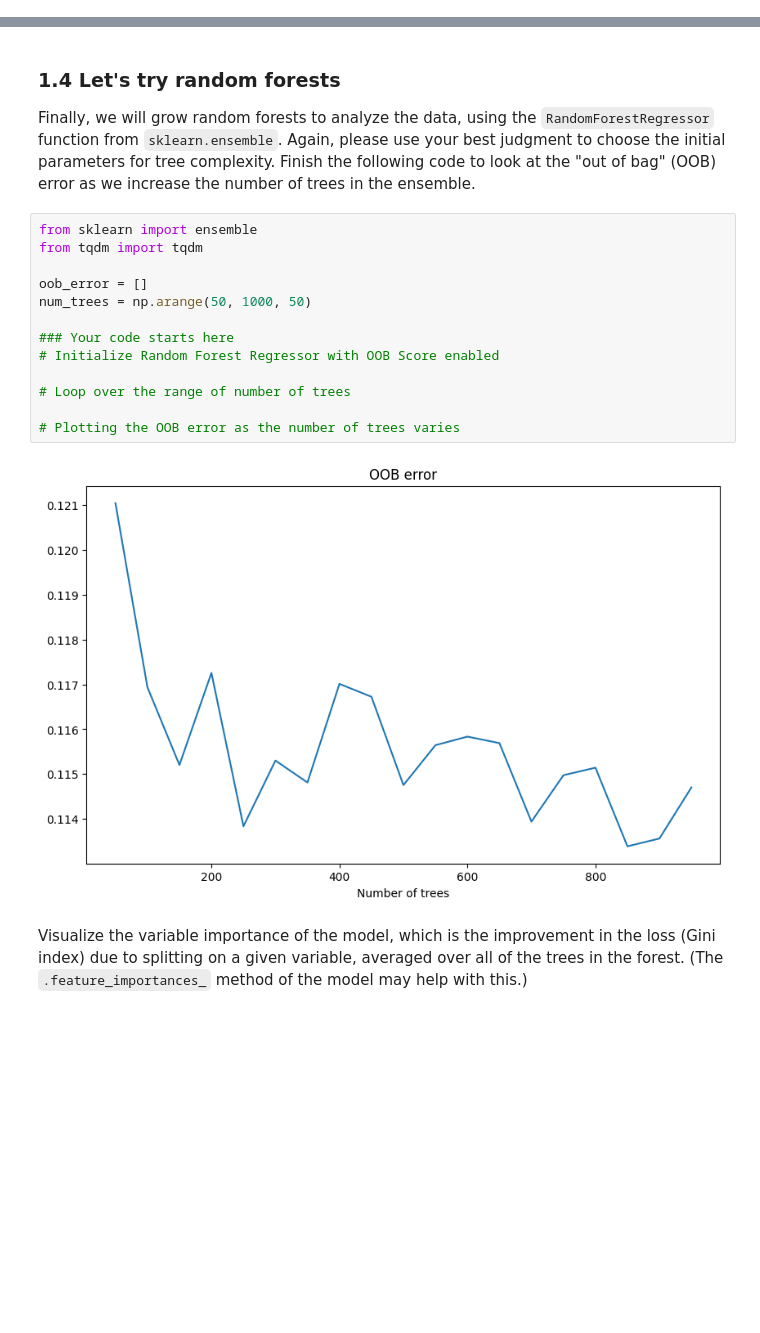
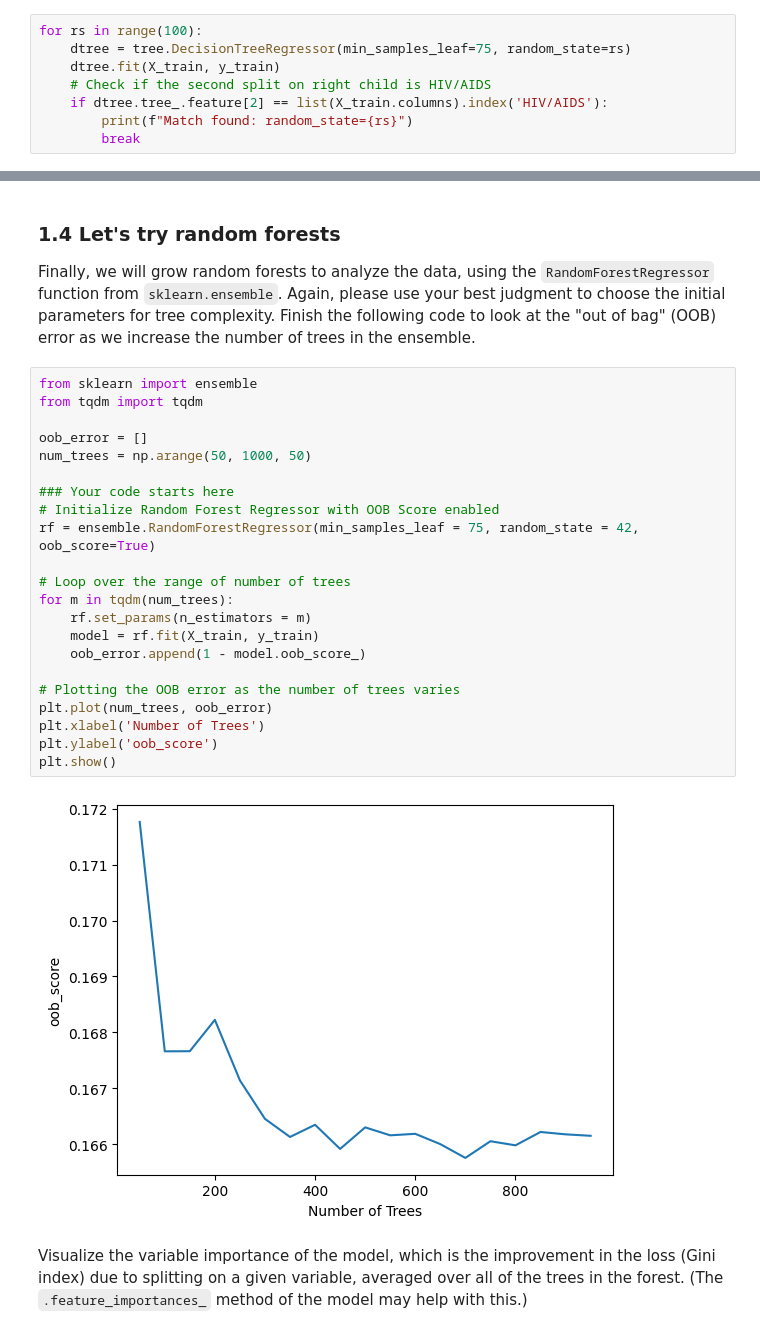
Before and after one commit to yaj0212/Introductory-Machine-Learning, a Jupyter notebook: assignments/assn3/assn3.ipynb, the cells around one changed output, grey strips where cells are left out. Cells and saved outputs as stored; diff of their text form; blank space fills up the shorter version.

```diff
--- a/assignments/assn3/assn3.ipynb
+++ b/assignments/assn3/assn3.ipynb
@@ -284,6 +284,14 @@ plt.show()
 ### 1.2 Fitting a full regression tree and plot it
 
 Now build a tree that uses all the predictor variables, has a more flexible structure, and is validated with a test set. Remember that we have split the full dataset into a training set and a test set. Fit a regression tree to the training set using the function `DecisionTreeRegressor` from `sklearn.tree`. For now, use your best judgment to choose parameters for tree complexity. Plot your decision tree use `plot_tree` function.
+# %%
+for rs in range(100):
+    dtree = tree.DecisionTreeRegressor(min_samples_leaf=75, random_state=rs)
+    dtree.fit(X_train, y_train)
+    # Check if the second split on right child is HIV/AIDS
+    if dtree.tree_.feature[2] == list(X_train.columns).index('HIV/AIDS'):
+        print(f"Match found: random_state={rs}")
+        break
 # %%
 from sklearn import tree
 
@@ -323,17 +345,26 @@ Finish the following code to look at the "out of bag" (OOB) error as we increase
 # %%
 from sklearn import ensemble
 from tqdm import tqdm
 
 oob_error = []
 num_trees = np.arange(50, 1000, 50)
 
 ### Your code starts here
 # Initialize Random Forest Regressor with OOB Score enabled
+rf = ensemble.RandomForestRegressor(min_samples_leaf = 75, random_state = 42, oob_score=True)
 
 # Loop over the range of number of trees
+for m in tqdm(num_trees):
+    rf.set_params(n_estimators = m)
+    model = rf.fit(X_train, y_train)
+    oob_error.append(1 - model.oob_score_)
 
 # Plotting the OOB error as the number of trees varies
+plt.plot(num_trees, oob_error)
+plt.xlabel('Number of Trees')
+plt.ylabel('oob_score')
+plt.show()
 # %% [output]
-[figure, old version]
+[figure, new version]
 # %% [markdown]
 Visualize the variable importance of the model, which is the improvement in the loss (Gini index) due to splitting on a given variable, averaged over all of the trees in the forest. (The `.feature_importances_` method of the model may help with this.)
```
Also changed, not shown: parts of 9 cells of this notebook.
